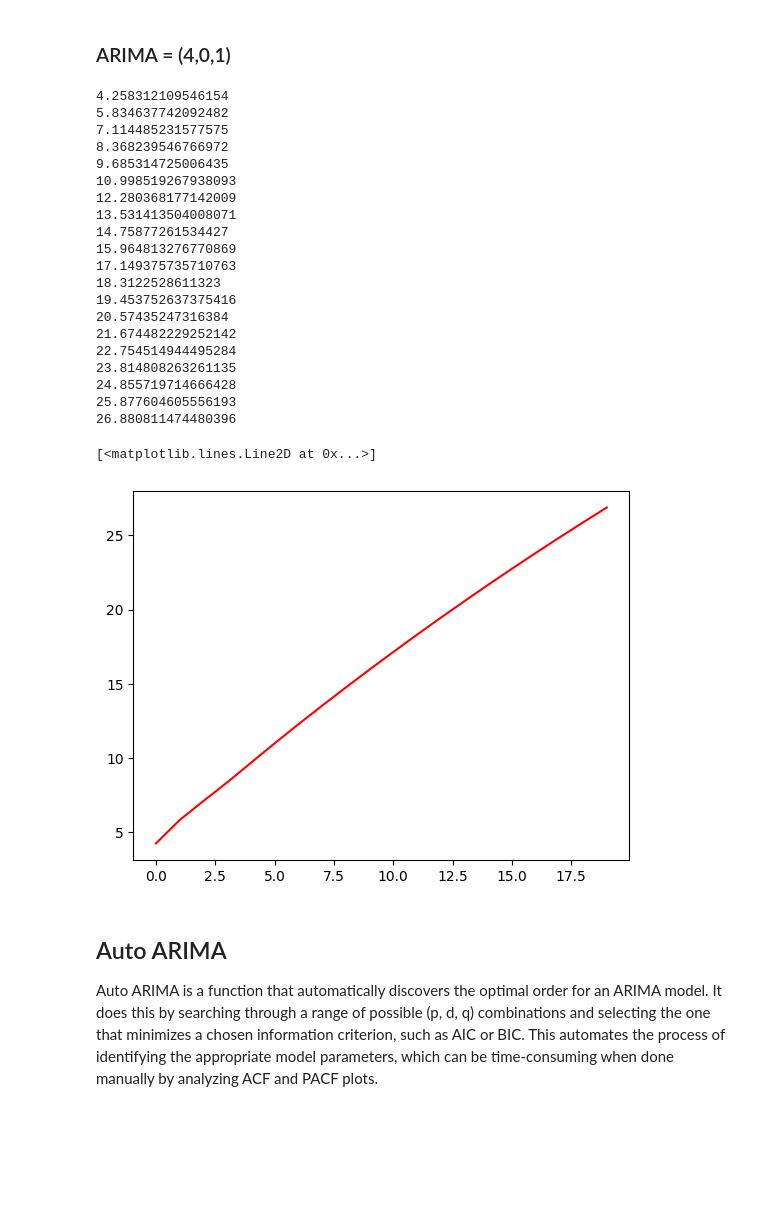
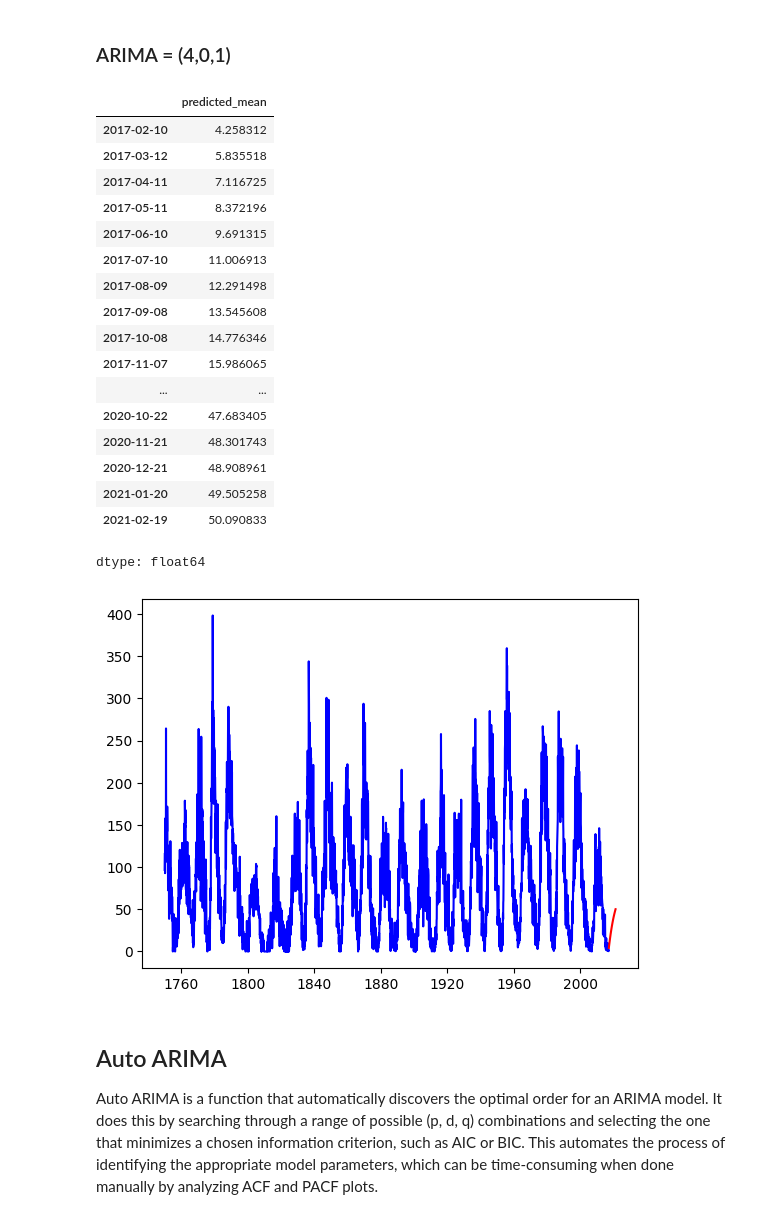
Before and after one commit to lcbjrrr/ML315, a Jupyter notebook: ML315_11_ARIMA.ipynb, the cells around one changed output. Cells and saved outputs as stored; diff of their text form; code cells hidden in the pictures; blank space fills up the shorter version.

```diff
--- a/ML315_11_ARIMA.ipynb
+++ b/ML315_11_ARIMA.ipynb
@@ -6,7 +6,7 @@
 A time series is a sequence of data points collected over time, typically at equally spaced intervals. It's used to analyze trends, seasonality, and other patterns in data that evolve over time. Autoregressive Integrated Moving Average (ARIMA) is a popular statistical method for time series forecasting. It models the relationship between an observation and a combination of past observations (autoregressive), past forecast errors (moving average), and the differencing of raw observations to make the time series stationary (integrated). ARIMA models are powerful for capturing complex temporal dependencies in data.
 # %%
 import pandas as pd
-solar = pd.read_csv('https://raw.githubusercontent.com/lcbjrrr/ML315/refs/heads/main/datasets/Sunspots.csv')
+solar = pd.read_csv('https://raw.githubusercontent.com/lcbjrrr/ML315/refs/heads/main/datasets/Sunspot.csv')
 solar.head(2)
 # %% [output]
 |  | Date | Sunspot |
@@ -15,7 +15,7 @@ solar.head(2)
 # %%
-solar.index = solar['Date']
+solar.index = pd.to_datetime(solar['Date'])
 solar = solar.drop(columns=['Date'])
-solar.head()
+solar
 # %% [output]
 |  | Sunspot |
 | Date |  |
@@ -160,45 +167,36 @@ plot_pacf(solar,lags=12)
 # %% [markdown]
 ### ARIMA = (4,0,1)
 # %%
-sol = [x for x in solar['Sunspot']]
 
 from statsmodels.tsa.arima.model import ARIMA
 import matplotlib.pyplot as plt
 
-prevs = list()
-for t in range(20):
-  arima = ARIMA(sol, order=(4,0,1) )
-  modelo =  arima.fit()
-  out = modelo.forecast()
-  yhat = out[0]
-  prevs.append(yhat)
-  sol.append(yhat)
-  print(yhat)
-
-plt.plot(prevs,color='red')
+arima = ARIMA(solar['Sunspot'], order=(4,0,1) )
+model = arima.fit()
+preds = model.forecast(steps=50)
+plt.plot(solar['Sunspot'],color='blue')
+plt.plot(preds,color='red' )
+preds
 # %% [output]
+|  | predicted_mean |
+| 2017-02-10 | 4.258312 |
+| 2017-03-12 | 5.835518 |
+| 2017-04-11 | 7.116725 |
+| 2017-05-11 | 8.372196 |
+| 2017-06-10 | 9.691315 |
+| 2017-07-10 | 11.006913 |
+| 2017-08-09 | 12.291498 |
+| 2017-09-08 | 13.545608 |
+| 2017-10-08 | 14.776346 |
+| 2017-11-07 | 15.986065 |
+| ... | ... |
+| 2020-10-22 | 47.683405 |
+| 2020-11-21 | 48.301743 |
+| 2020-12-21 | 48.908961 |
+| 2021-01-20 | 49.505258 |
+| 2021-02-19 | 50.090833 |
-4.258312109546154
-5.834637742092482
-7.114485231577575
-8.368239546766972
-9.685314725006435
-10.998519267938093
-12.280368177142009
-13.531413504008071
-14.75877261534427
-15.964813276770869
-17.149375735710763
-18.3122528611323
-19.453752637375416
-20.57435247316384
-21.674482229252142
-22.754514944495284
-23.814808263261135
-24.855719714666428
-25.877604605556193
-26.880811474480396
+dtype: float64
-[<matplotlib.lines.Line2D at 0x...>]
-[figure, old version]
+[figure, new version]
 # %% [markdown]
 ## Auto ARIMA
 
```
Also changed, not shown: parts of 9 cells of this notebook.
